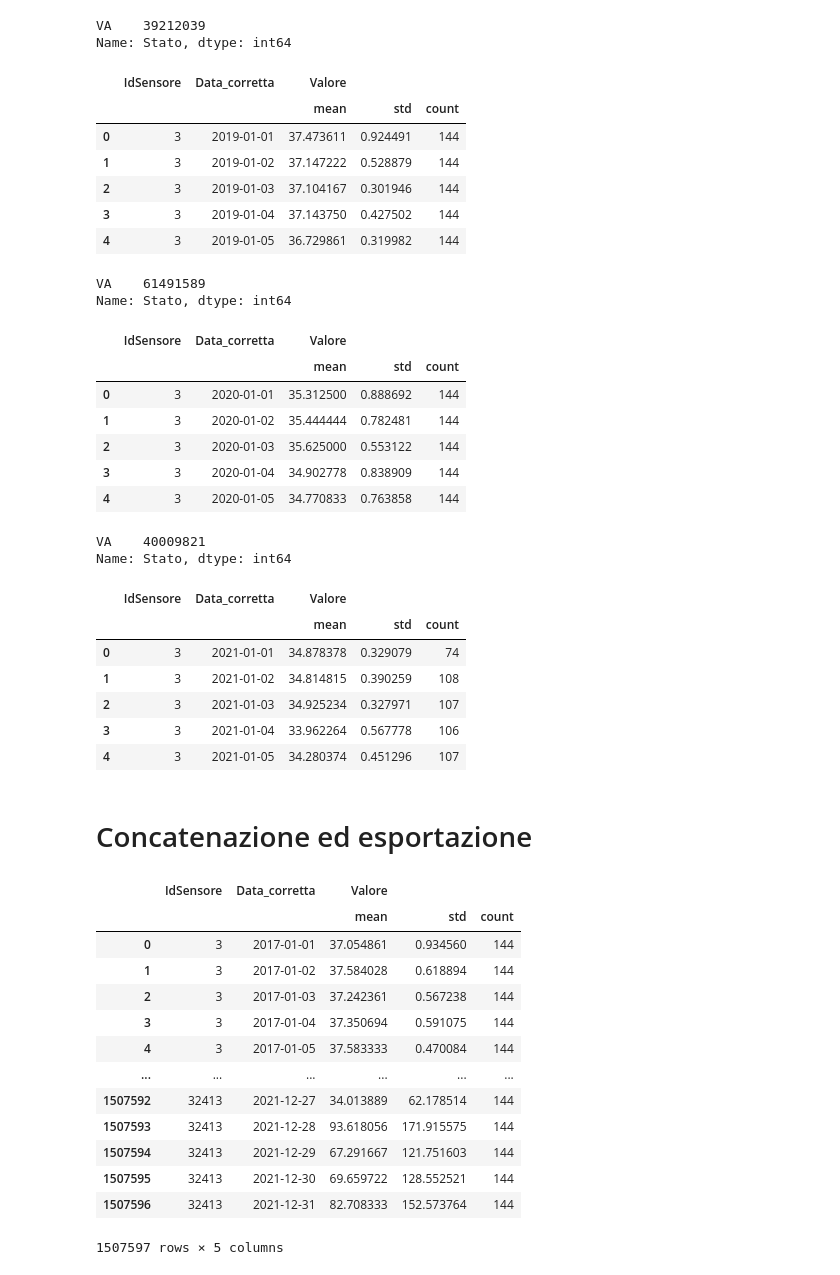
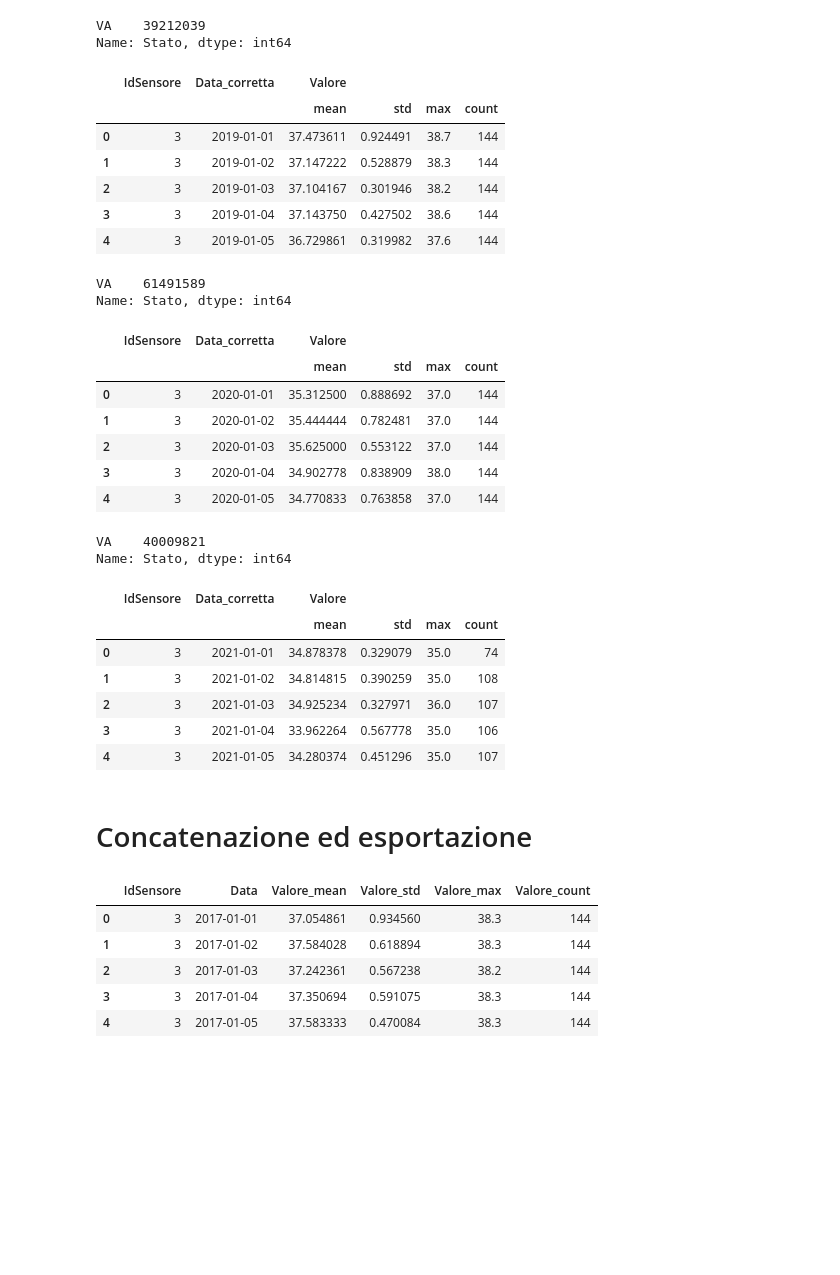
Before and after one commit to giocoal/air-quality-milano-interactive-data-visualization-tableau, a Jupyter notebook: Data_Visualization_21_22_Preparation_Meteo_group.ipynb, the cells around one changed output. Saved outputs shown, nothing was run; the diff lists cells and outputs as text; code cells hidden in the pictures; blank space fills up the shorter version.

```diff
--- a/Data_Visualization_21_22_Preparation_Meteo_group.ipynb
+++ b/Data_Visualization_21_22_Preparation_Meteo_group.ipynb
@@ -102,17 +102,17 @@ Name: Stato, dtype: int64
 # %%
 meteo_dict_group['meteo19'] = meteo_dict['meteo19'][['IdSensore', 'Data_corretta', 'Valore']]\
                                                     .groupby(['IdSensore',  meteo_dict['meteo19']['Data_corretta'].dt.date])\
-                                                    .agg({'Valore': ['mean', 'std', 'count']})\
+                                                    .agg({'Valore': ['mean', 'std', 'max', 'count']})\
                                                     .reset_index()
 meteo_dict_group['meteo19'].head()
 # %% [output]
-|  | IdSensore | Data_corretta | Valore |  |  |
-|  |  |  | mean | std | count |
-| 0 | 3 | 2019-01-01 | 37.473611 | 0.924491 | 144 |
-| 1 | 3 | 2019-01-02 | 37.147222 | 0.528879 | 144 |
-| 2 | 3 | 2019-01-03 | 37.104167 | 0.301946 | 144 |
-| 3 | 3 | 2019-01-04 | 37.143750 | 0.427502 | 144 |
-| 4 | 3 | 2019-01-05 | 36.729861 | 0.319982 | 144 |
+|  | IdSensore | Data_corretta | Valore |  |  |  |
+|  |  |  | mean | std | max | count |
+| 0 | 3 | 2019-01-01 | 37.473611 | 0.924491 | 38.7 | 144 |
+| 1 | 3 | 2019-01-02 | 37.147222 | 0.528879 | 38.3 | 144 |
+| 2 | 3 | 2019-01-03 | 37.104167 | 0.301946 | 38.2 | 144 |
+| 3 | 3 | 2019-01-04 | 37.143750 | 0.427502 | 38.6 | 144 |
+| 4 | 3 | 2019-01-05 | 36.729861 | 0.319982 | 37.6 | 144 |
 # %%
 meteo_dict['meteo20'] = pd.read_parquet(f'{path}/data_meteo/Dati_sensori_meteo_2020.parquet')
 meteo_dict['meteo20']['Data_corretta'] = pd.to_datetime(meteo_dict['meteo20']['Data'], dayfirst = True)
@@ -125,17 +125,17 @@ Name: Stato, dtype: int64
 # %%
 meteo_dict_group['meteo20'] = meteo_dict['meteo20'][['IdSensore', 'Data_corretta', 'Valore']]\
                                                     .groupby(['IdSensore',  meteo_dict['meteo20']['Data_corretta'].dt.date])\
-                                                    .agg({'Valore': ['mean', 'std', 'count']})\
+                                                    .agg({'Valore': ['mean', 'std', 'max', 'count']})\
                                                     .reset_index()
 meteo_dict_group['meteo20'].head()
 # %% [output]
-|  | IdSensore | Data_corretta | Valore |  |  |
-|  |  |  | mean | std | count |
-| 0 | 3 | 2020-01-01 | 35.312500 | 0.888692 | 144 |
-| 1 | 3 | 2020-01-02 | 35.444444 | 0.782481 | 144 |
-| 2 | 3 | 2020-01-03 | 35.625000 | 0.553122 | 144 |
-| 3 | 3 | 2020-01-04 | 34.902778 | 0.838909 | 144 |
-| 4 | 3 | 2020-01-05 | 34.770833 | 0.763858 | 144 |
+|  | IdSensore | Data_corretta | Valore |  |  |  |
+|  |  |  | mean | std | max | count |
+| 0 | 3 | 2020-01-01 | 35.312500 | 0.888692 | 37.0 | 144 |
+| 1 | 3 | 2020-01-02 | 35.444444 | 0.782481 | 37.0 | 144 |
+| 2 | 3 | 2020-01-03 | 35.625000 | 0.553122 | 37.0 | 144 |
+| 3 | 3 | 2020-01-04 | 34.902778 | 0.838909 | 38.0 | 144 |
+| 4 | 3 | 2020-01-05 | 34.770833 | 0.763858 | 37.0 | 144 |
 # %%
 meteo_dict['meteo21'] = pd.read_parquet(f'{path}/data_meteo/Dati_sensori_meteo_2021.parquet')
 meteo_dict['meteo21']['Data_corretta'] = pd.to_datetime(meteo_dict['meteo21']['Data'], dayfirst = True)
@@ -148,37 +148,29 @@ Name: Stato, dtype: int64
 # %%
 meteo_dict_group['meteo21'] = meteo_dict['meteo21'][['IdSensore', 'Data_corretta', 'Valore']]\
                                                     .groupby(['IdSensore',  meteo_dict['meteo21']['Data_corretta'].dt.date])\
-                                                    .agg({'Valore': ['mean', 'std', 'count']})\
+                                                    .agg({'Valore': ['mean', 'std', 'max', 'count']})\
                                                     .reset_index()
 meteo_dict_group['meteo21'].head()
 # %% [output]
-|  | IdSensore | Data_corretta | Valore |  |  |
-|  |  |  | mean | std | count |
-| 0 | 3 | 2021-01-01 | 34.878378 | 0.329079 | 74 |
-| 1 | 3 | 2021-01-02 | 34.814815 | 0.390259 | 108 |
-| 2 | 3 | 2021-01-03 | 34.925234 | 0.327971 | 107 |
-| 3 | 3 | 2021-01-04 | 33.962264 | 0.567778 | 106 |
-| 4 | 3 | 2021-01-05 | 34.280374 | 0.451296 | 107 |
+|  | IdSensore | Data_corretta | Valore |  |  |  |
+|  |  |  | mean | std | max | count |
+| 0 | 3 | 2021-01-01 | 34.878378 | 0.329079 | 35.0 | 74 |
+| 1 | 3 | 2021-01-02 | 34.814815 | 0.390259 | 35.0 | 108 |
+| 2 | 3 | 2021-01-03 | 34.925234 | 0.327971 | 36.0 | 107 |
+| 3 | 3 | 2021-01-04 | 33.962264 | 0.567778 | 35.0 | 106 |
+| 4 | 3 | 2021-01-05 | 34.280374 | 0.451296 | 35.0 | 107 |
 # %% [markdown]
 # Concatenazione ed esportazione
 # %%
-meteo_tot_group = pd.concat(meteo_dict_group).reset_index(drop=True)
-meteo_tot_group.columns = ['IdSensore', 'Data_corretta', 'Valore_mean', 'valore_std', 'valore_count']
-meteo_tot_group
+#meteo_tot_group = pd.concat(meteo_dict_group).reset_index(drop=True)
+meteo_tot_group.columns = ['IdSensore', 'Data', 'Valore_mean', 'Valore_std', 'Valore_max', 'Valore_count']
+meteo_tot_group.head()
 # %% [output]
-|  | IdSensore | Data_corretta | Valore |  |  |
-|  |  |  | mean | std | count |
-| 0 | 3 | 2017-01-01 | 37.054861 | 0.934560 | 144 |
-| 1 | 3 | 2017-01-02 | 37.584028 | 0.618894 | 144 |
-| 2 | 3 | 2017-01-03 | 37.242361 | 0.567238 | 144 |
-| 3 | 3 | 2017-01-04 | 37.350694 | 0.591075 | 144 |
-| 4 | 3 | 2017-01-05 | 37.583333 | 0.470084 | 144 |
-| ... | ... | ... | ... | ... | ... |
-| 1507592 | 32413 | 2021-12-27 | 34.013889 | 62.178514 | 144 |
-| 1507593 | 32413 | 2021-12-28 | 93.618056 | 171.915575 | 144 |
-| 1507594 | 32413 | 2021-12-29 | 67.291667 | 121.751603 | 144 |
-| 1507595 | 32413 | 2021-12-30 | 69.659722 | 128.552521 | 144 |
-| 1507596 | 32413 | 2021-12-31 | 82.708333 | 152.573764 | 144 |
+|  | IdSensore | Data | Valore_mean | Valore_std | Valore_max | Valore_count |
+| 0 | 3 | 2017-01-01 | 37.054861 | 0.934560 | 38.3 | 144 |
+| 1 | 3 | 2017-01-02 | 37.584028 | 0.618894 | 38.3 | 144 |
+| 2 | 3 | 2017-01-03 | 37.242361 | 0.567238 | 38.2 | 144 |
+| 3 | 3 | 2017-01-04 | 37.350694 | 0.591075 | 38.3 | 144 |
+| 4 | 3 | 2017-01-05 | 37.583333 | 0.470084 | 38.3 | 144 |
-1507597 rows × 5 columns
 # %%
 meteo_tot_group.to_csv(f'{path}/data_meteo/meteo_group_17_21.csv')
```
Also changed, not shown: parts of 3 cells of this notebook, 5 other files.
